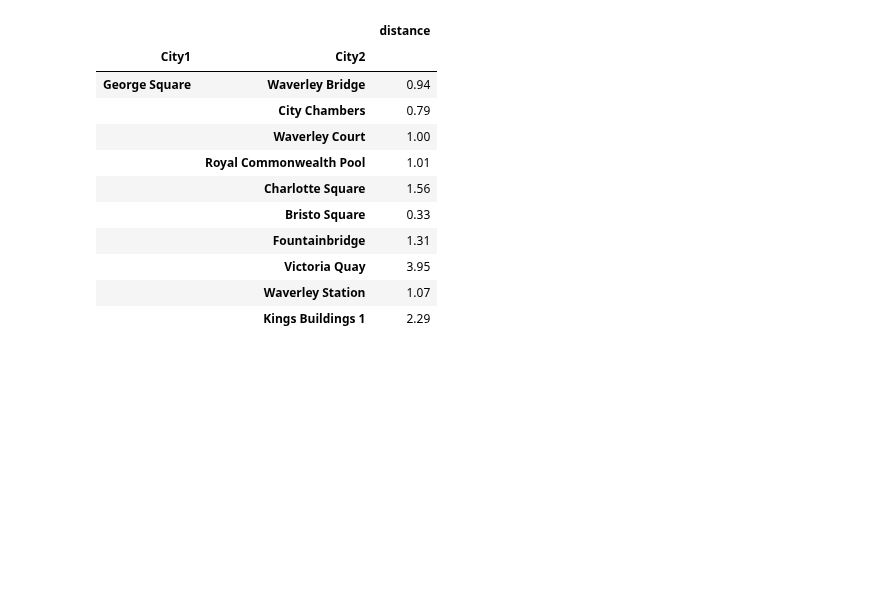
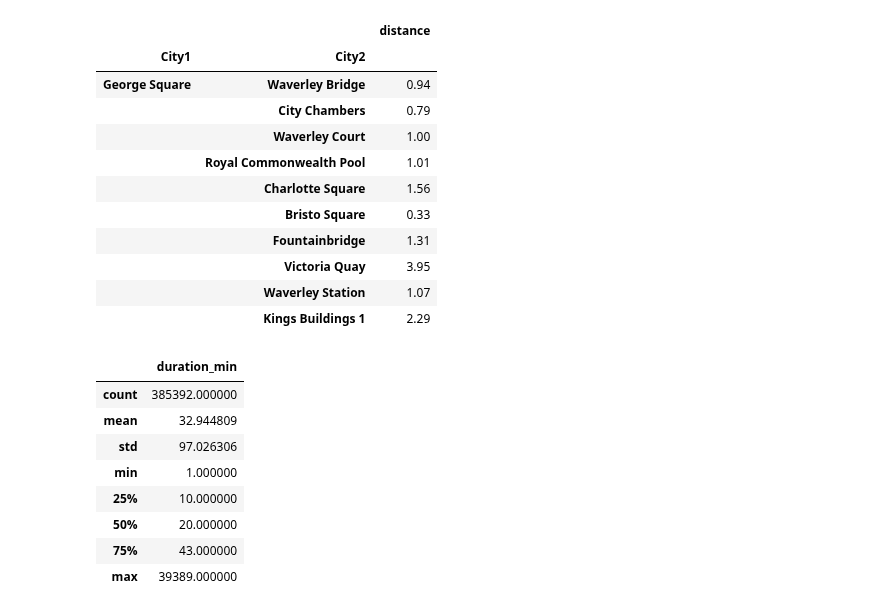
Before and after one commit to Jorgevalaho/Python_project, a Jupyter notebook: Python_project.ipynb, the cells around one changed output. Saved outputs shown, nothing was run; the diff lists cells and outputs as text; code cells hidden in the pictures; blank space fills up the shorter version.

Commit message:
Added descriptive statistics of duration.

```diff
--- a/Python_project.ipynb
+++ b/Python_project.ipynb
@@ -341,3 +341,18 @@ distances_df.head(10)
 |  | Kings Buildings 1 | 2.29 |
 # %%
 duration_df = edbikes_df[['duration']].assign(duration_min=round(edbikes_df.duration/60))
+# %%
+# The average duration of bike rental is 32.94 minutes.
+# Duration values of the first quartile are from the minimum 1 to 10 minutes.
+# Duration values of the last quartile are from 43 minutes to the maximum 39389 minutes.
+duration_df[['duration_min']].describe()
+# %% [output]
+|  | duration_min |
+| count | 385392.000000 |
+| mean | 32.944809 |
+| std | 97.026306 |
+| min | 1.000000 |
+| 25% | 10.000000 |
+| 50% | 20.000000 |
+| 75% | 43.000000 |
+| max | 39389.000000 |
```
